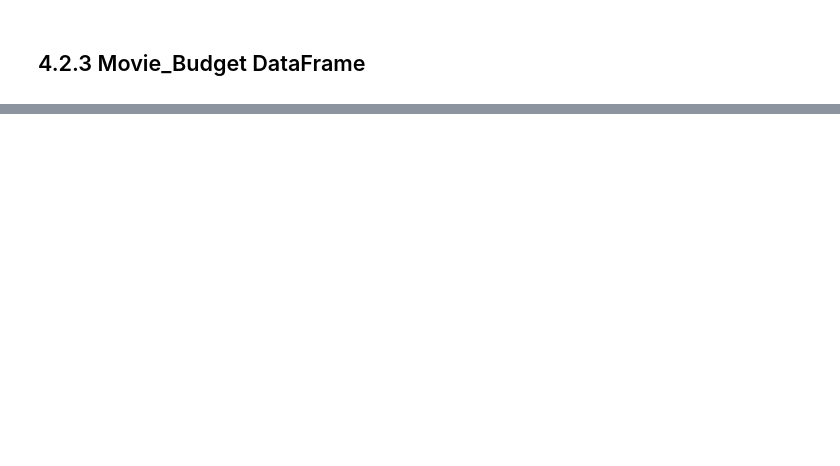
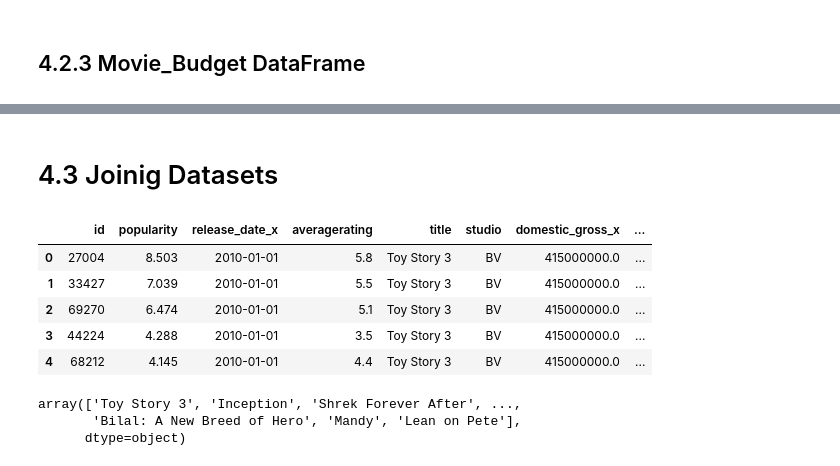
Before and after one commit to Dudimath/Microsoft-Film-Insights, a Jupyter notebook: Data Cleaning.ipynb, the cells around one changed output, grey strips where cells are left out. Saved outputs shown, nothing was run; the diff lists cells and outputs as text; code cells hidden in the pictures; blank space fills up the shorter version.

```diff
--- a/Data Cleaning.ipynb
+++ b/Data Cleaning.ipynb
@@ -729,6 +731,8 @@ tmdb_movies.head()
 | 2 | 10138 | 28.515 | 2010-05-07 | 6.8 |
 | 4 | 27205 | 27.920 | 2010-07-16 | 8.3 |
 | 5 | 32657 | 26.691 | 2010-02-11 | 6.1 |
+# %%
+tmdb_movies['release_date'] = pd.to_datetime(tmdb_movies['release_date'])
 # %% [markdown]
 # <small>4.2.2 Bom_Movie DataFrame</small>
 # %%
@@ -834,0 +883,21 @@ See the caveats in the documentation: https://pandas.pydata.org/pandas-docs/stab
+# %% [markdown]
+# 4.3 Joinig Datasets
+# %%
+# Join bom_movie and movie_budget based on release_dates
+
+df_join1 = tmdb_movies.merge(bom_movie, on='release_date', how= 'inner')
+df_final = df_join1.merge(movie_budget, on='title',how = 'inner')
+df_final.head()
+# %% [output]
+|  | id | popularity | release_date_x | averagerating | title | studio | domestic_gross_x | ... |
+| 0 | 27004 | 8.503 | 2010-01-01 | 5.8 | Toy Story 3 | BV | 415000000.0 | ... |
+| 1 | 33427 | 7.039 | 2010-01-01 | 5.5 | Toy Story 3 | BV | 415000000.0 | ... |
+| 2 | 69270 | 6.474 | 2010-01-01 | 5.1 | Toy Story 3 | BV | 415000000.0 | ... |
+| 3 | 44224 | 4.288 | 2010-01-01 | 3.5 | Toy Story 3 | BV | 415000000.0 | ... |
+| 4 | 68212 | 4.145 | 2010-01-01 | 4.4 | Toy Story 3 | BV | 415000000.0 | ... |
+# %%
+df_final['title'].unique()
+# %% [output]
+array(['Toy Story 3', 'Inception', 'Shrek Forever After', ...,
+       'Bilal: A New Breed of Hero', 'Mandy', 'Lean on Pete'],
+      dtype=object)
```
Also changed, not shown: parts of 12 cells of this notebook.
